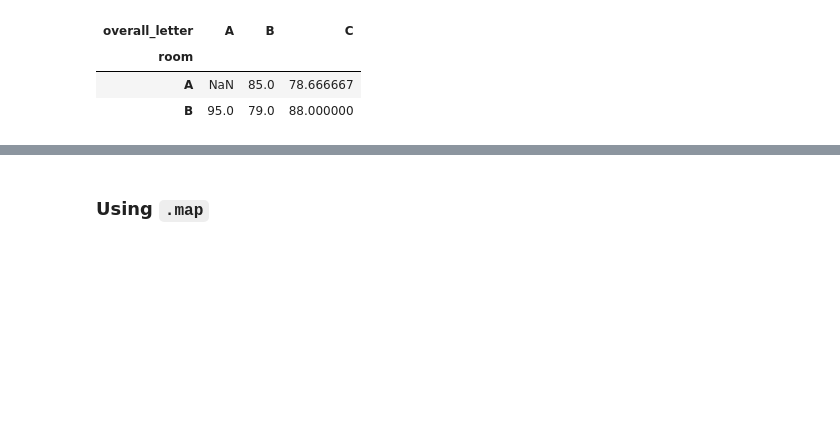
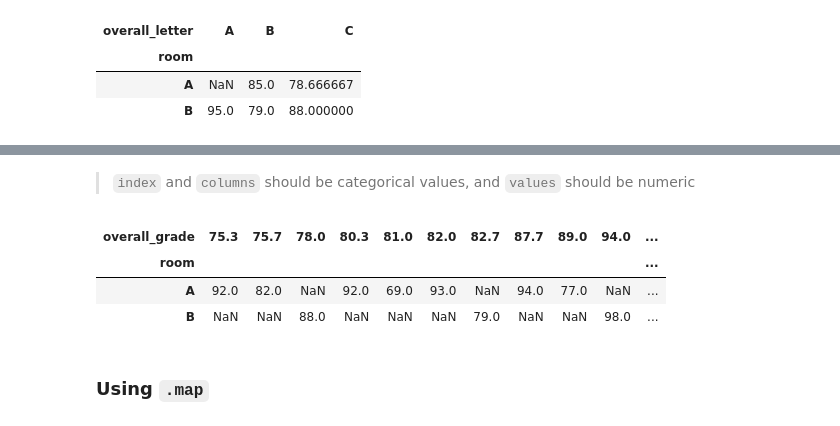
Before and after one commit to corey-baughman/005_numpy_pandas_visualization_exercises, a Jupyter notebook: class_notes/0222_advanced_df3_lesson.ipynb, the cells around one changed output, grey strips where cells are left out. Cells and saved outputs as stored; diff of their text form; code cells hidden in the pictures; blank space fills up the shorter version.

```diff
--- a/class_notes/0222_advanced_df3_lesson.ipynb
+++ b/class_notes/0222_advanced_df3_lesson.ipynb
@@ -136,3 +154,14 @@ pd.pivot_table(data=df, index='room', columns='overall_letter', values='math', a
+# %% [markdown]
+> `index` and `columns` should be categorical values, and `values` should be numeric
+# %%
+#not what we want
+pd.pivot_table(data=df, index='room', columns='overall_grade',
+              values='math', aggfunc='max')
+# %% [output]
+| overall_grade | 75.3 | 75.7 | 78.0 | 80.3 | 81.0 | 82.0 | 82.7 | 87.7 | 89.0 | 94.0 | ... |
+| room |  |  |  |  |  |  |  |  |  |  | ... |
+| A | 92.0 | 82.0 | NaN | 92.0 | 69.0 | 93.0 | NaN | 94.0 | 77.0 | NaN | ... |
+| B | NaN | NaN | 88.0 | NaN | NaN | NaN | 79.0 | NaN | NaN | 98.0 | ... |
 # %% [markdown]
 ### Using `.map`
 # %% [markdown]
```
Also changed, not shown: parts of 34 cells of this notebook, 7 other files.
